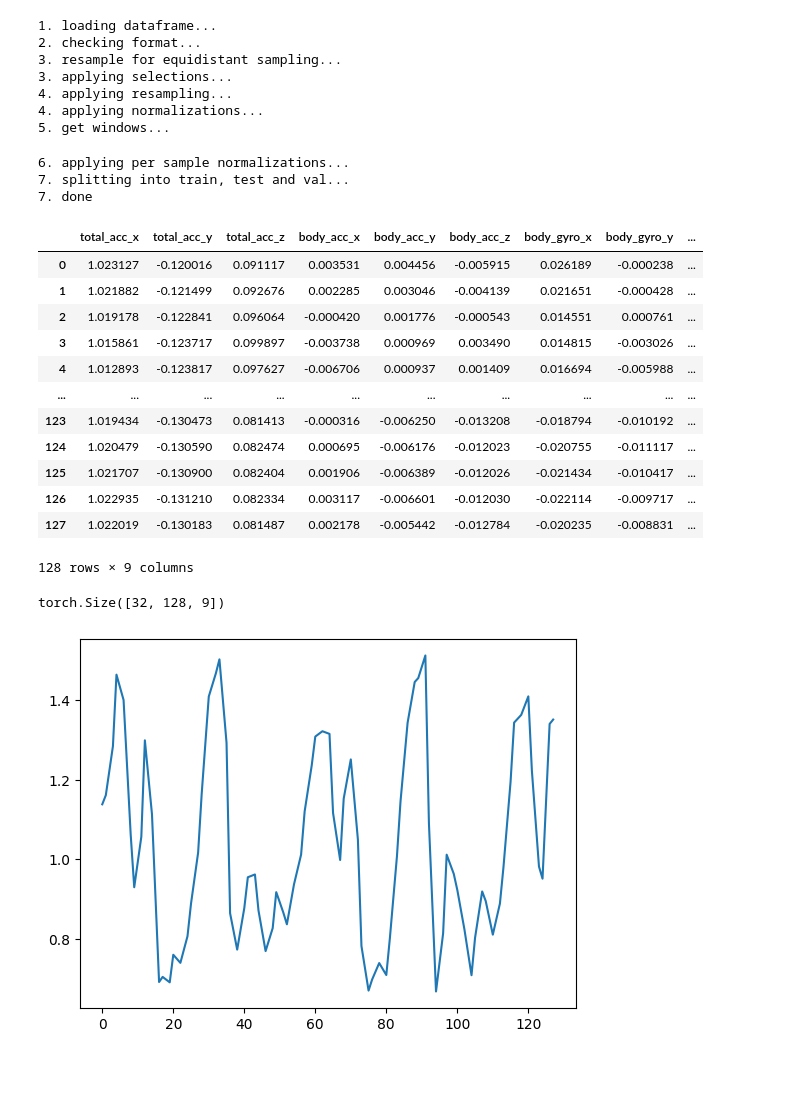
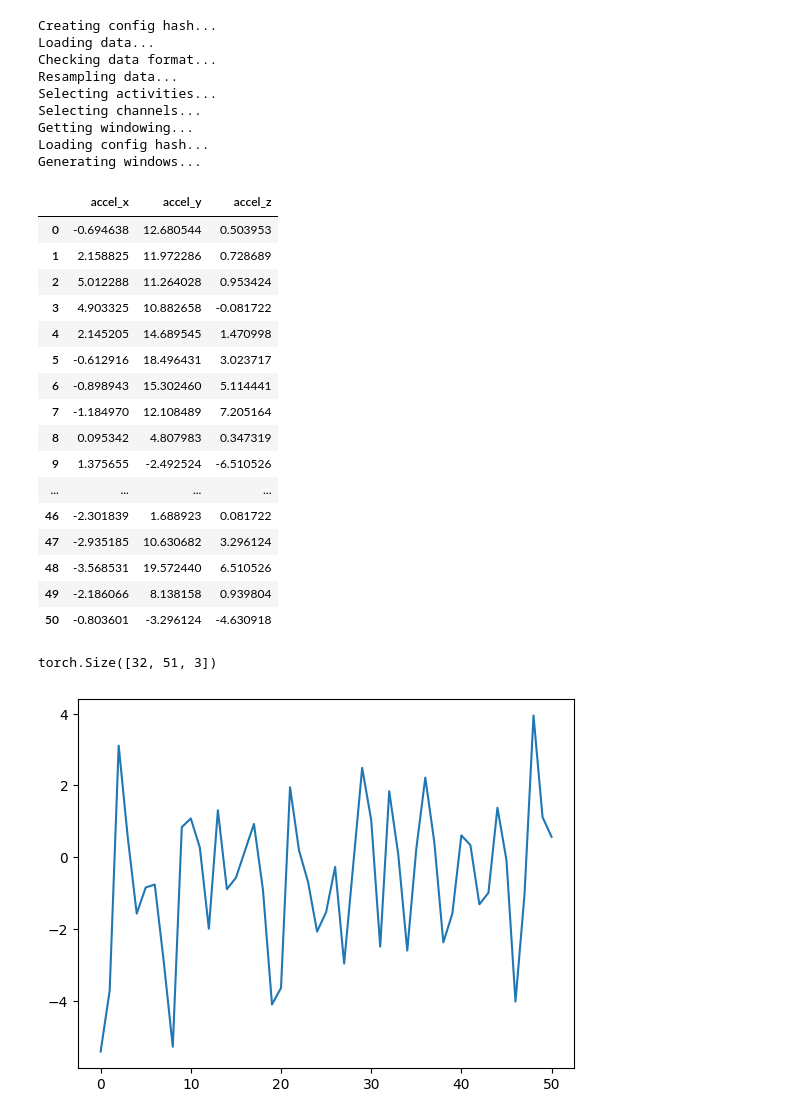
Before and after one commit to tk-king/har-datasets, a Jupyter notebook: notebooks/test.ipynb, the cells around one changed output. Drawn from its saved outputs; the diff is of its cells as text; code cells hidden in the pictures; blank space fills up the shorter version.

```diff
--- a/notebooks/test.ipynb
+++ b/notebooks/test.ipynb
@@ -2,38 +2,41 @@
 from har_datasets.dataset.har_dataset import HARDataset
 from har_datasets.supported.getter import DatasetId, get_har_dataset_cfg_and_parser
 
-cfg, parse = get_har_dataset_cfg_and_parser(DatasetId.UCI_HAR)
+cfg, parse = get_har_dataset_cfg_and_parser(DatasetId.WISDM_12)
 dataset = HARDataset(cfg, parse, override_csv=False)
 
-train_loader, test_loader, val_loader = dataset.get_dataloaders()
+train_loader, val_loader, test_loader = dataset.get_dataloaders()
 # %% [output]
-1. loading dataframe...
-2. checking format...
-3. resample for equidistant sampling...
-3. applying selections...
-4. applying resampling...
-4. applying normalizations...
-5. get windows...
+Creating config hash...
+Loading data...
+Checking data format...
+Resampling data...
+Selecting activities...
+Selecting channels...
+Getting windowing...
+Loading config hash...
+Generating windows...
-6. applying per sample normalizations...
-7. splitting into train, test and val...
-7. done
 # %%
 dataset.window_index
-dataset.windows[1]
+dataset.windows[0]
 # %% [output]
-|  | total_acc_x | total_acc_y | total_acc_z | body_acc_x | body_acc_y | body_acc_z | body_gyro_x | body_gyro_y | ... |
-| 0 | 1.023127 | -0.120016 | 0.091117 | 0.003531 | 0.004456 | -0.005915 | 0.026189 | -0.000238 | ... |
-| 1 | 1.021882 | -0.121499 | 0.092676 | 0.002285 | 0.003046 | -0.004139 | 0.021651 | -0.000428 | ... |
-| 2 | 1.019178 | -0.122841 | 0.096064 | -0.000420 | 0.001776 | -0.000543 | 0.014551 | 0.000761 | ... |
-| 3 | 1.015861 | -0.123717 | 0.099897 | -0.003738 | 0.000969 | 0.003490 | 0.014815 | -0.003026 | ... |
-| 4 | 1.012893 | -0.123817 | 0.097627 | -0.006706 | 0.000937 | 0.001409 | 0.016694 | -0.005988 | ... |
-| ... | ... | ... | ... | ... | ... | ... | ... | ... | ... |
-| 123 | 1.019434 | -0.130473 | 0.081413 | -0.000316 | -0.006250 | -0.013208 | -0.018794 | -0.010192 | ... |
-| 124 | 1.020479 | -0.130590 | 0.082474 | 0.000695 | -0.006176 | -0.012023 | -0.020755 | -0.011117 | ... |
-| 125 | 1.021707 | -0.130900 | 0.082404 | 0.001906 | -0.006389 | -0.012026 | -0.021434 | -0.010417 | ... |
-| 126 | 1.022935 | -0.131210 | 0.082334 | 0.003117 | -0.006601 | -0.012030 | -0.022114 | -0.009717 | ... |
-| 127 | 1.022019 | -0.130183 | 0.081487 | 0.002178 | -0.005442 | -0.012784 | -0.020235 | -0.008831 | ... |
+|  | accel_x | accel_y | accel_z |
+| 0 | -0.694638 | 12.680544 | 0.503953 |
+| 1 | 2.158825 | 11.972286 | 0.728689 |
+| 2 | 5.012288 | 11.264028 | 0.953424 |
+| 3 | 4.903325 | 10.882658 | -0.081722 |
+| 4 | 2.145205 | 14.689545 | 1.470998 |
+| 5 | -0.612916 | 18.496431 | 3.023717 |
+| 6 | -0.898943 | 15.302460 | 5.114441 |
+| 7 | -1.184970 | 12.108489 | 7.205164 |
+| 8 | 0.095342 | 4.807983 | 0.347319 |
+| 9 | 1.375655 | -2.492524 | -6.510526 |
+| ... | ... | ... | ... |
+| 46 | -2.301839 | 1.688923 | 0.081722 |
+| 47 | -2.935185 | 10.630682 | 3.296124 |
+| 48 | -3.568531 | 19.572440 | 6.510526 |
+| 49 | -2.186066 | 8.138158 | 0.939804 |
+| 50 | -0.803601 | -3.296124 | -4.630918 |
-128 rows × 9 columns
 # %%
 from matplotlib import pyplot as plt
 
@@ -43,5 +46,5 @@ print(x1.shape)
 plt.plot(x1[0, :, 0])
 plt.show()
 # %% [output]
-torch.Size([32, 128, 9])
+torch.Size([32, 51, 3])
-[figure, old version]
+[figure, new version]
```
Also changed, not shown: 14 other files.
